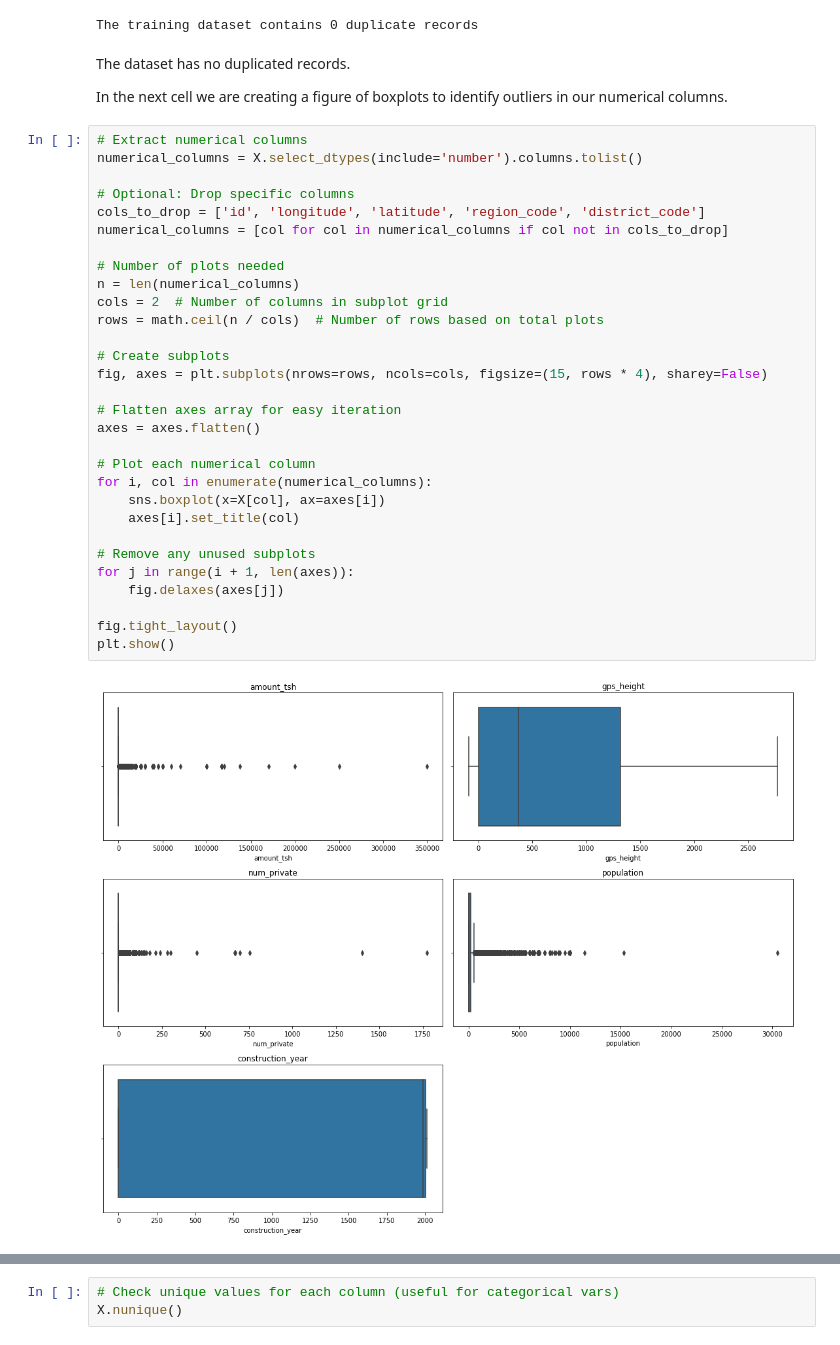
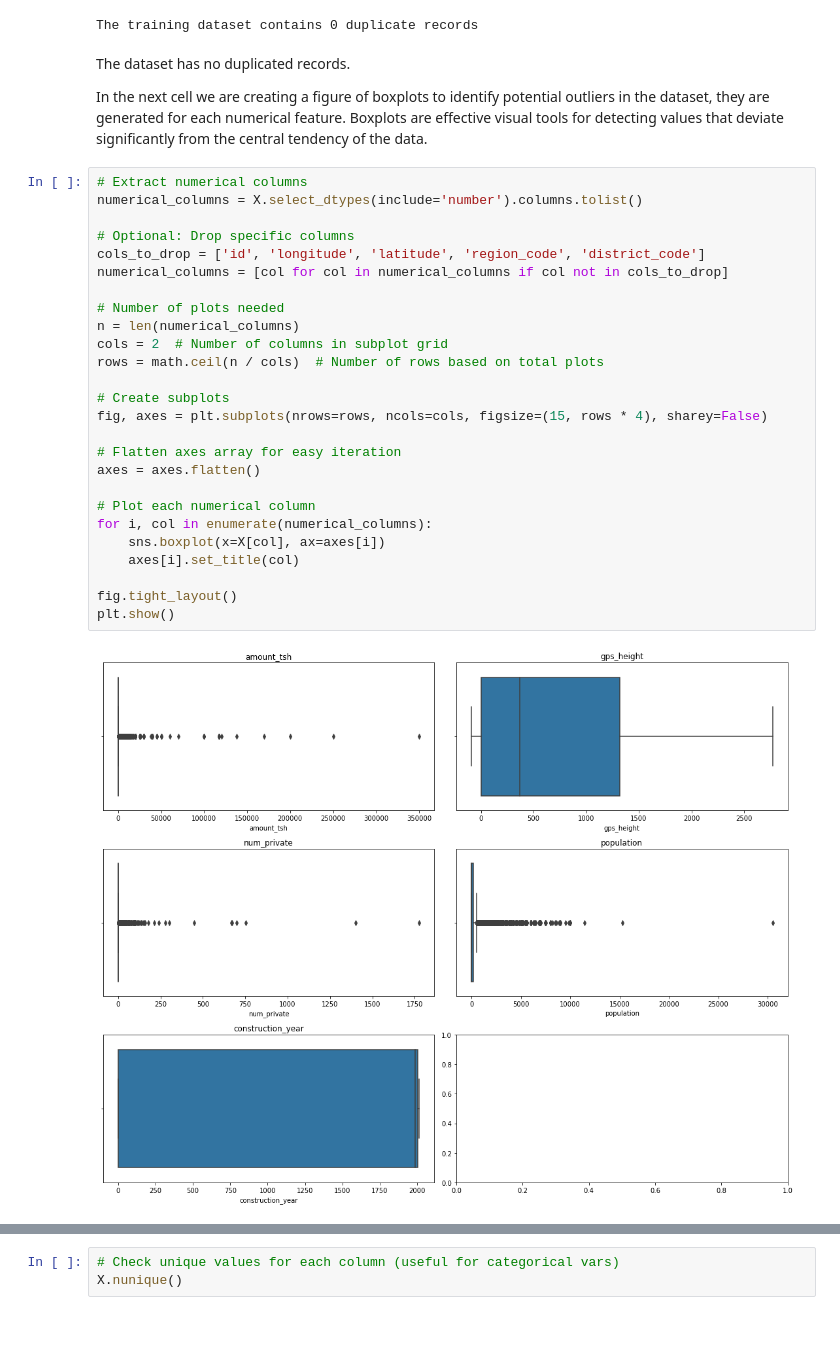
Before and after one commit to Assesa44/Tanzania-Wells-Functionality-Predictions, a Jupyter notebook: Notebooks/wells_analysis.ipynb, the cells around one changed output, grey strips where cells are left out. Cells and saved outputs as stored; diff of their text form.

Commit message:
update: added more description to the data understanding section

```diff
--- a/Notebooks/wells_analysis.ipynb
+++ b/Notebooks/wells_analysis.ipynb
@@ -218,37 +218,33 @@ The training dataset contains 0 duplicate records
 # %% [markdown]
 The dataset has no duplicated records.
 
-In the next cell we are creating a figure of boxplots to identify outliers in our numerical columns.
+In the next cell we are creating a figure of boxplots to identify potential outliers in the dataset, they are generated for each numerical feature. Boxplots are effective visual tools for detecting values that deviate significantly from the central tendency of the data.
 # %%
 # Extract numerical columns
 numerical_columns = X.select_dtypes(include='number').columns.tolist()
 
 # Optional: Drop specific columns
 cols_to_drop = ['id', 'longitude', 'latitude', 'region_code', 'district_code']
 numerical_columns = [col for col in numerical_columns if col not in cols_to_drop]
 
 # Number of plots needed
 n = len(numerical_columns)
 cols = 2  # Number of columns in subplot grid
 rows = math.ceil(n / cols)  # Number of rows based on total plots
 
 # Create subplots
 fig, axes = plt.subplots(nrows=rows, ncols=cols, figsize=(15, rows * 4), sharey=False)
 
 # Flatten axes array for easy iteration
 axes = axes.flatten()
 
 # Plot each numerical column
 for i, col in enumerate(numerical_columns):
     sns.boxplot(x=X[col], ax=axes[i])
     axes[i].set_title(col)
 
-# Remove any unused subplots
-for j in range(i + 1, len(axes)):
-    fig.delaxes(axes[j])
-
 fig.tight_layout()
 plt.show()
 # %% [output]
-[figure, old version]
+[figure, new version]
 # %% [markdown]
```
Also changed, not shown: parts of 6 cells of this notebook.
